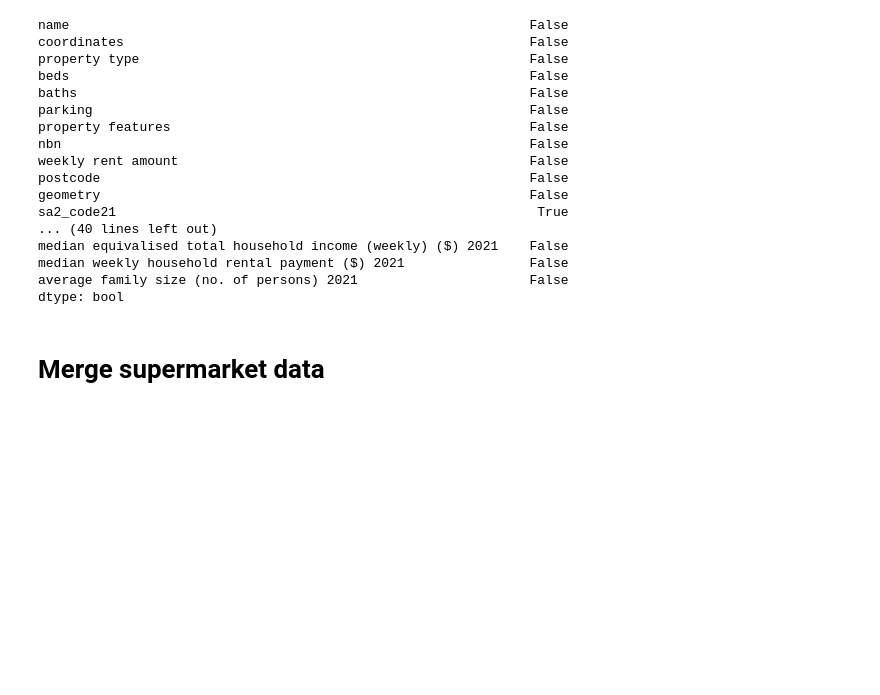
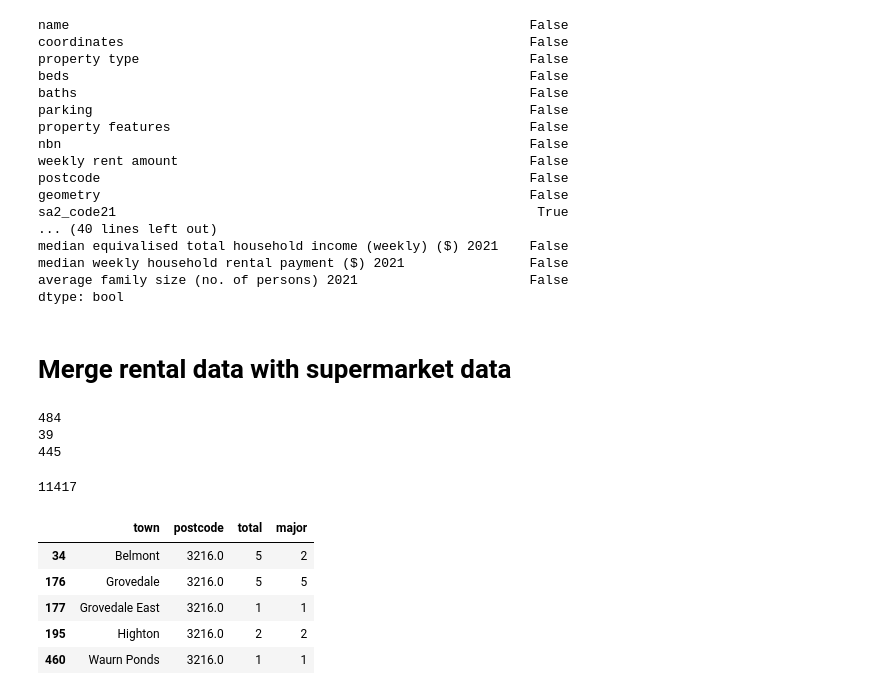
Before and after one commit to stephenmarcou/Real-Estate-Industry-Project, a Jupyter notebook: notebooks/merge_rental_data.ipynb, the cells around one changed output. Cells and saved outputs as stored; diff of their text form; code cells hidden in the pictures; blank space fills up the shorter version.

Commit message:
merged supermarket data with rental data

```diff
--- a/notebooks/merge_rental_data.ipynb
+++ b/notebooks/merge_rental_data.ipynb
@@ -234,4 +239,31 @@ median weekly household rental payment ($) 2021                False
 average family size (no. of persons) 2021                      False
 dtype: bool
 # %% [markdown]
-# Merge supermarket data
+# Merge rental data with supermarket data
+# %%
+supermarket_data = pd.read_csv("../data/curated/supermarket_data.csv")
+supermarket_data.columns = supermarket_data.columns.str.lower()
+# convert postcode to float
+supermarket_data["postcode"] = pd.to_numeric(supermarket_data["postcode"], errors="coerce")
+print(len(supermarket_data))
+# drop non-numeric postcodes
+print(len(supermarket_data[supermarket_data["postcode"].isna()]))
+supermarket_data = supermarket_data.dropna(subset = ["postcode"])
+print(len(supermarket_data))
+# %% [output]
+484
+39
+445
+# %%
+print(len(rental_merged))
+# %% [output]
+11417
+# %%
+supermarket_data[supermarket_data["postcode"] == 3216]
+# %% [output]
+|  | town | postcode | total | major |
+| 34 | Belmont | 3216.0 | 5 | 2 |
+| 176 | Grovedale | 3216.0 | 5 | 5 |
+| 177 | Grovedale East | 3216.0 | 1 | 1 |
+| 195 | Highton | 3216.0 | 2 | 2 |
+| 460 | Waurn Ponds | 3216.0 | 1 | 1 |
```
Also changed, not shown: parts of 10 cells of this notebook.
